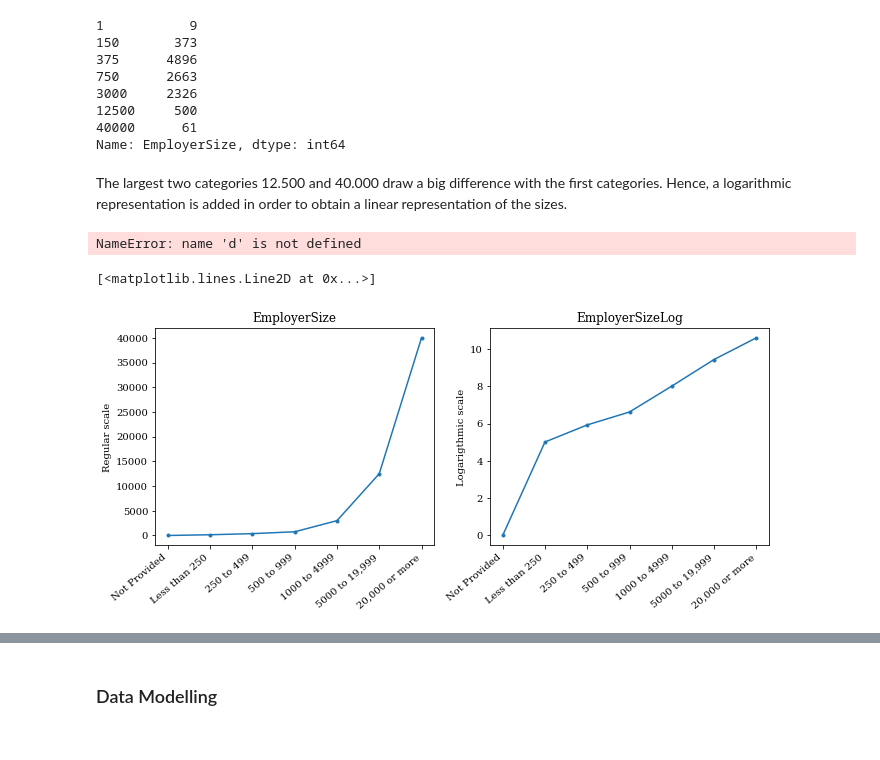
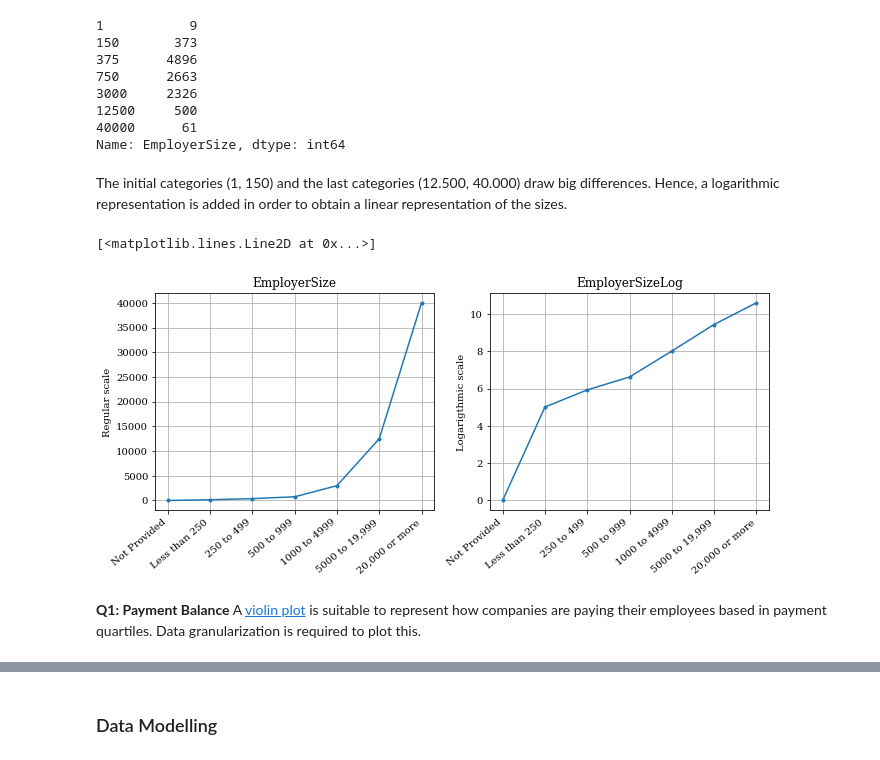
Before and after one commit to leanguardia/gender-pay-gap-uk, a Jupyter notebook: UK-Gender-Pay-Gap.ipynb, the cells around one changed output, grey strips where cells are left out. Cells and saved outputs as stored; diff of their text form; code cells hidden in the pictures.

```diff
--- a/UK-Gender-Pay-Gap.ipynb
+++ b/UK-Gender-Pay-Gap.ipynb
@@ -141,23 +143,27 @@ df.EmployerSize.value_counts().sort_index()
 40000      61
 Name: EmployerSize, dtype: int64
 # %% [markdown]
-The largest two categories 12.500 and 40.000 draw a big difference with the first categories. Hence, a logarithmic representation is added in order to obtain a linear representation of the sizes.
+The initial categories (1, 150) and the last categories (12.500, 40.000) draw big differences. Hence, a logarithmic representation is added in order to obtain a linear representation of the sizes.
 # %%
-d['EmployerSizeLog'] = pd.Series(np.log(df.EmployerSize), index=df.index)
+df['EmployerSizeLog'] = pd.Series(np.log(df.EmployerSize), index=df.index)
-# %% [output]
-NameError: name 'd' is not defined
 # %%
 fig, axs = plt.subplots(1, 2, figsize=(11,4))
 axs[0].set_title("EmployerSize")
 axs[0].set_ylabel("Regular scale")
 axs[0].set_xticks(range(8))
 axs[0].set_xticklabels(to_replace, rotation=40, ha="right")
+axs[0].grid()
+
 axs[0].plot(np.sort(df.EmployerSize.unique()), marker=".")
 axs[1].set_title("EmployerSizeLog")
 axs[1].set_ylabel("Logarigthmic scale")
 axs[1].set_xticks(range(8))
 axs[1].set_xticklabels(to_replace, rotation=40, ha="right")
+axs[1].grid()
 axs[1].plot(range(0,7), np.sort(df.EmployerSizeLog.unique()), marker=".")
 # %% [output]
 [<matplotlib.lines.Line2D at 0x...>]
-[figure, old version]
+[figure, new version]
+# %% [markdown]
+**Q1: Payment Balance**
+A [violin plot](https://seaborn.pydata.org/generated/seaborn.violinplot.html) is suitable to represent how companies are paying their employees based in payment quartiles. Data granularization is required to plot this.
```
Also changed, not shown: parts of 11 cells of this notebook.
